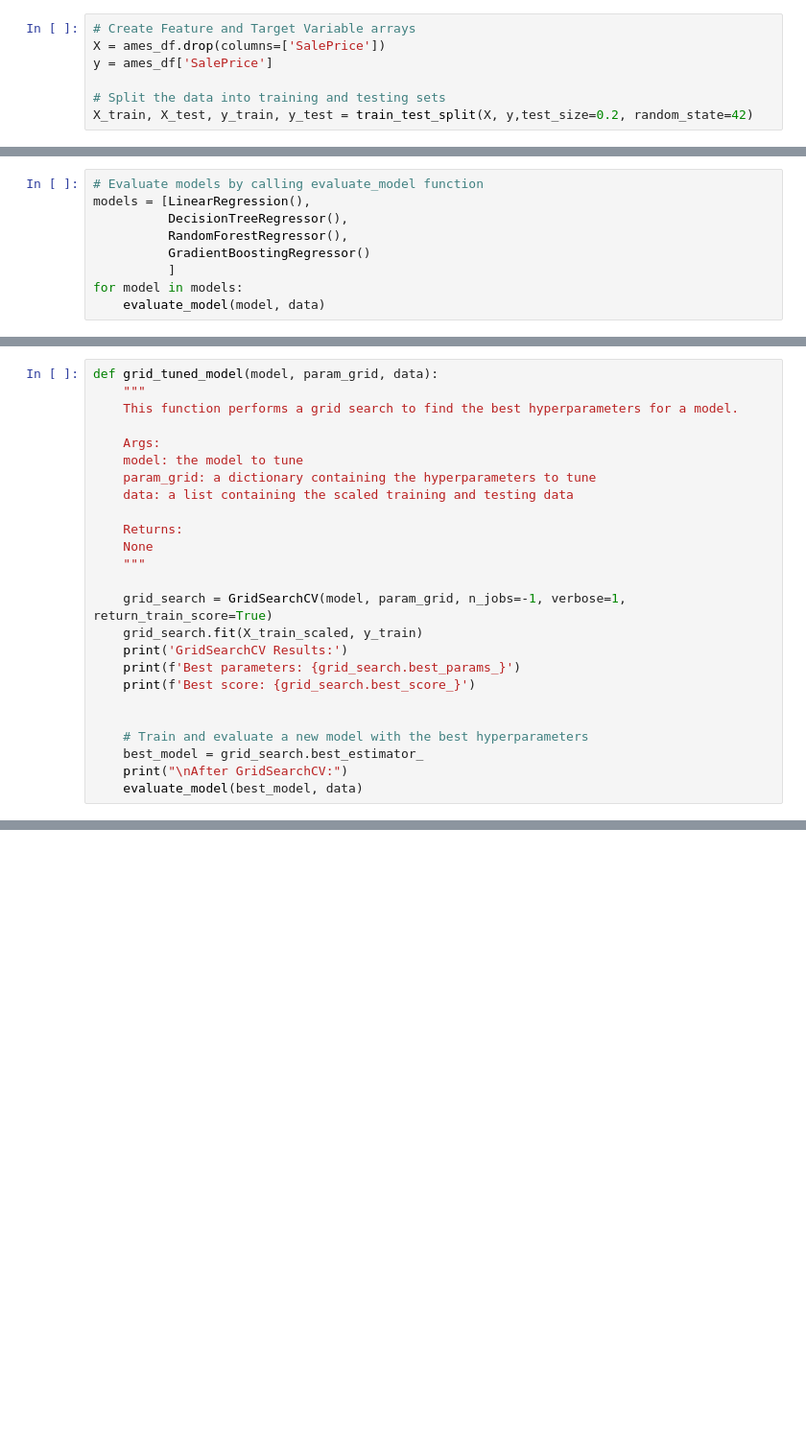
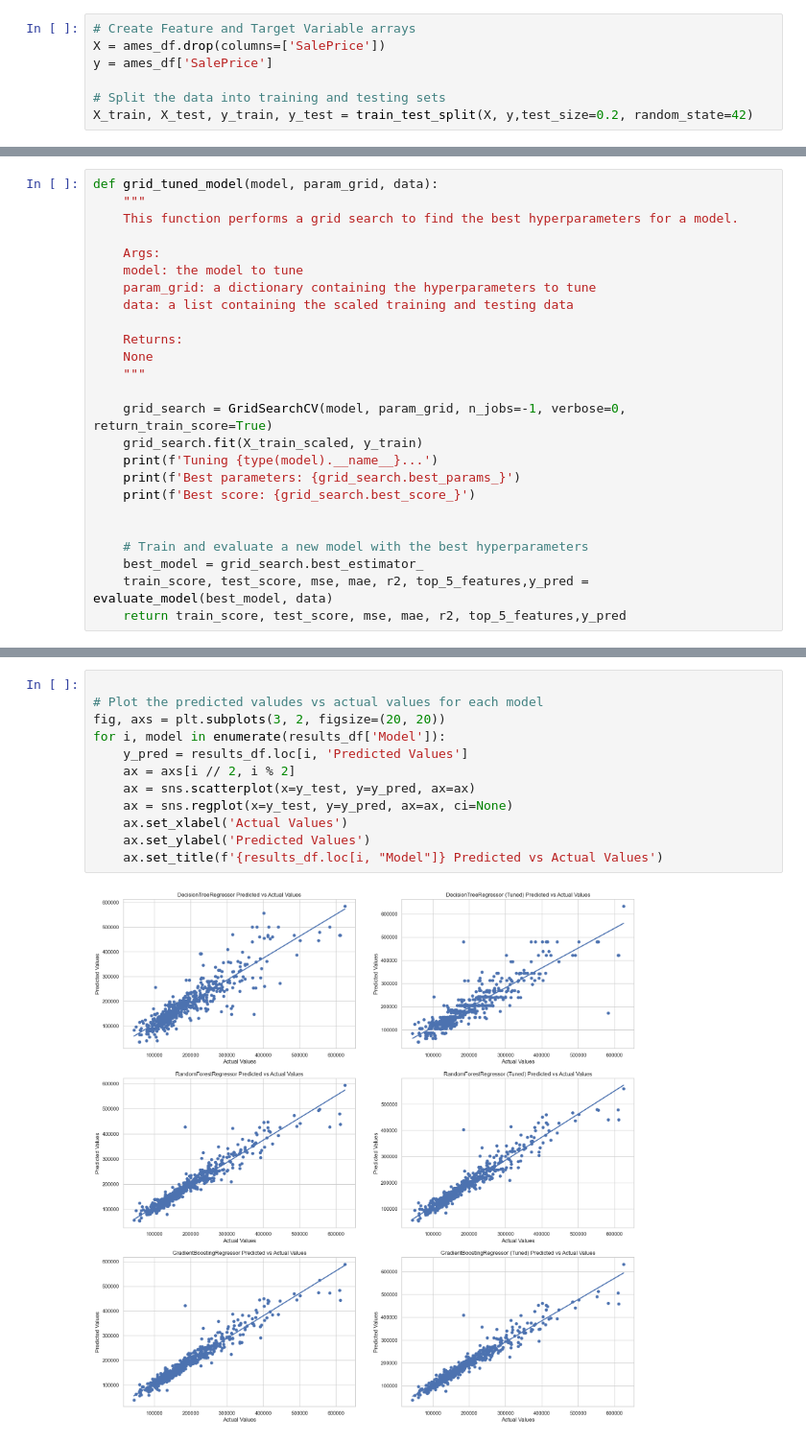
Before and after one commit to jdanielle12/Predict-Housing-Prices, a Jupyter notebook: housing_predictions.ipynb, the cells around one changed output, grey strips where cells are left out. Shown at 96% size. Saved outputs shown, nothing was run; the diff lists cells and outputs as text; blank space fills up the shorter version.

Commit message:
updated plots for model evaluation

```diff
--- a/housing_predictions.ipynb
+++ b/housing_predictions.ipynb
@@ -324,9 +329,0 @@ def evaluate_model(model, data):
-# %%
-# Evaluate models by calling evaluate_model function
-models = [LinearRegression(),
-          DecisionTreeRegressor(),
-          RandomForestRegressor(),
-          GradientBoostingRegressor()
-          ]
-for model in models:
-    evaluate_model(model, data)
@@ -386,14 +341,14 @@ def grid_tuned_model(model, param_grid, data):
     None
     """
 
-    grid_search = GridSearchCV(model, param_grid, n_jobs=-1, verbose=1, return_train_score=True)
+    grid_search = GridSearchCV(model, param_grid, n_jobs=-1, verbose=0, return_train_score=True)
     grid_search.fit(X_train_scaled, y_train)
-    print('GridSearchCV Results:')
+    print(f'Tuning {type(model).__name__}...')
     print(f'Best parameters: {grid_search.best_params_}')
     print(f'Best score: {grid_search.best_score_}')
 
 
     # Train and evaluate a new model with the best hyperparameters
     best_model = grid_search.best_estimator_
-    print("\nAfter GridSearchCV:")
-    evaluate_model(best_model, data)
+    train_score, test_score, mse, mae, r2, top_5_features,y_pred = evaluate_model(best_model, data)
+    return train_score, test_score, mse, mae, r2, top_5_features,y_pred
@@ -530,0 +427,14 @@ R2 Score: 0.9368031880567026
+# %%
+
+# Plot the predicted valudes vs actual values for each model
+fig, axs = plt.subplots(3, 2, figsize=(20, 20))
+for i, model in enumerate(results_df['Model']):
+    y_pred = results_df.loc[i, 'Predicted Values']
+    ax = axs[i // 2, i % 2]
+    ax = sns.scatterplot(x=y_test, y=y_pred, ax=ax)
+    ax = sns.regplot(x=y_test, y=y_pred, ax=ax, ci=None)
+    ax.set_xlabel('Actual Values')
+    ax.set_ylabel('Predicted Values')
+    ax.set_title(f'{results_df.loc[i, "Model"]} Predicted vs Actual Values')
+# %% [output]
+[figure, added]
```
Also changed, not shown: parts of 10 cells of this notebook.
